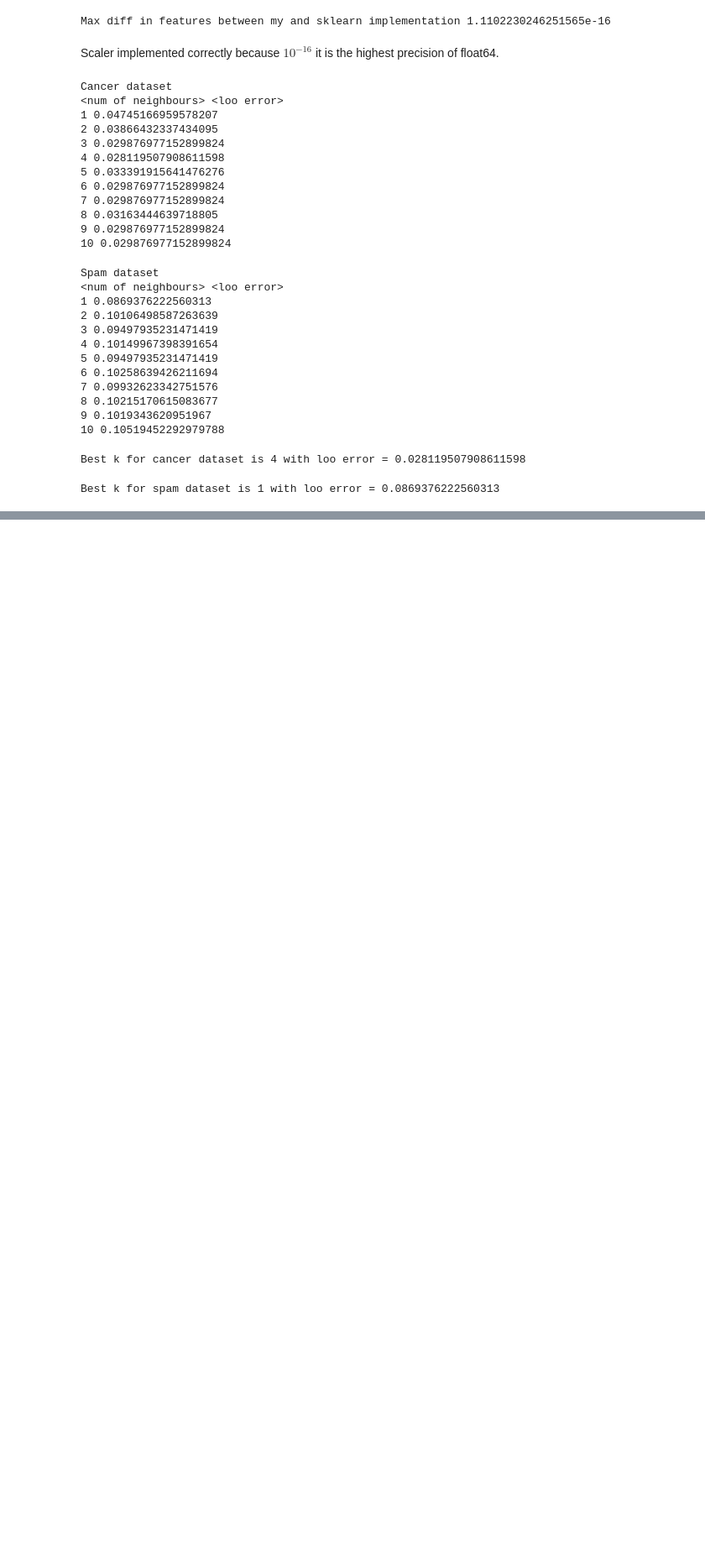
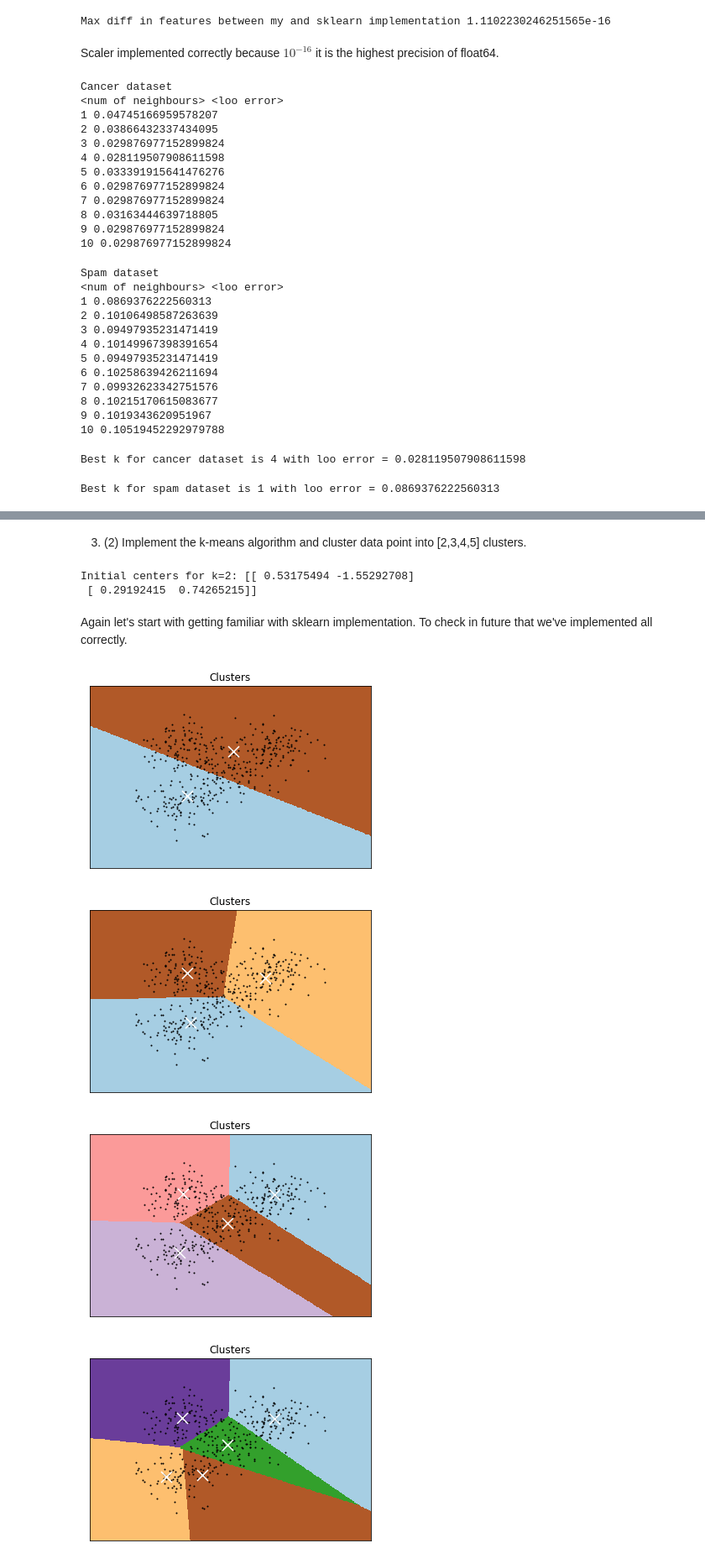
Before and after one commit to RamSaw/MachineLearning, a Jupyter notebook: hw01/hw01.ipynb, the cells around one changed output, grey strips where cells are left out. Shown: that part at 84% size. Drawn from its saved outputs; the diff is of its cells as text; code cells hidden in the pictures; blank space fills up the shorter version.

```diff
--- a/hw01/hw01.ipynb
+++ b/hw01/hw01.ipynb
@@ -257,0 +275,53 @@ We can see that results after scaling are better approximately in 2 times, not s
+# %% [markdown]
+3. (2) Implement the k-means algorithm and cluster data point into [2,3,4,5] clusters.
+# %%
+import matplotlib.pyplot as plt
+
+def draw_clusters(X, centroids, predictor):
+    h = .02
+    x_min, x_max = X[:, 0].min() - 1, X[:, 0].max() + 1
+    y_min, y_max = X[:, 1].min() - 1, X[:, 1].max() + 1
+    xx, yy = np.meshgrid(np.arange(x_min, x_max, h), np.arange(y_min, y_max, h))
+
+    Z = predictor(np.c_[xx.ravel(), yy.ravel()])
+
+    Z = Z.reshape(xx.shape)
+    plt.figure(1)
+    plt.clf()
+    plt.imshow(Z, interpolation='nearest',
+               extent=(xx.min(), xx.max(), yy.min(), yy.max()),
+               cmap=plt.cm.Paired,
+               aspect='auto', origin='lower')
+
+    plt.plot(X[:, 0], X[:, 1], 'k.', markersize=2)
+    plt.scatter(centroids[:, 0], centroids[:, 1],
+                marker='x', s=169, linewidths=3,
+                color='w', zorder=10)
+    plt.title('Clusters')
+    plt.xlim(x_min, x_max)
+    plt.ylim(y_min, y_max)
+    plt.xticks(())
+    plt.yticks(())
+    plt.show()
+# %%
+k_clusters = [2, 3, 4, 5]
+np.random.seed(global_random_seed)
+initial_centers = [np.random.randn(k, 2) for k in k_clusters]
+print("Initial centers for k=2: " + str(initial_centers[0]))
+# %% [output]
+Initial centers for k=2: [[ 0.53175494 -1.55292708]
+ [ 0.29192415  0.74265215]]
+# %% [markdown]
+Again let's start with getting familiar with sklearn implementation. To check in future that we've implemented all correctly.
+# %%
+from sklearn.cluster import KMeans
+
+for initial_center in initial_centers:
+    kmeans = KMeans(n_clusters=initial_center.shape[0], init=initial_center,
+                   n_init=1, random_state=0, n_jobs=-1).fit(blobs_X)
+    draw_clusters(blobs_X, kmeans.cluster_centers_, kmeans.predict)
+# %% [output]
+[figure, added]
+[figure, added]
+[figure, added]
+[figure, added]
```
Also changed, not shown: parts of 8 cells of this notebook.
